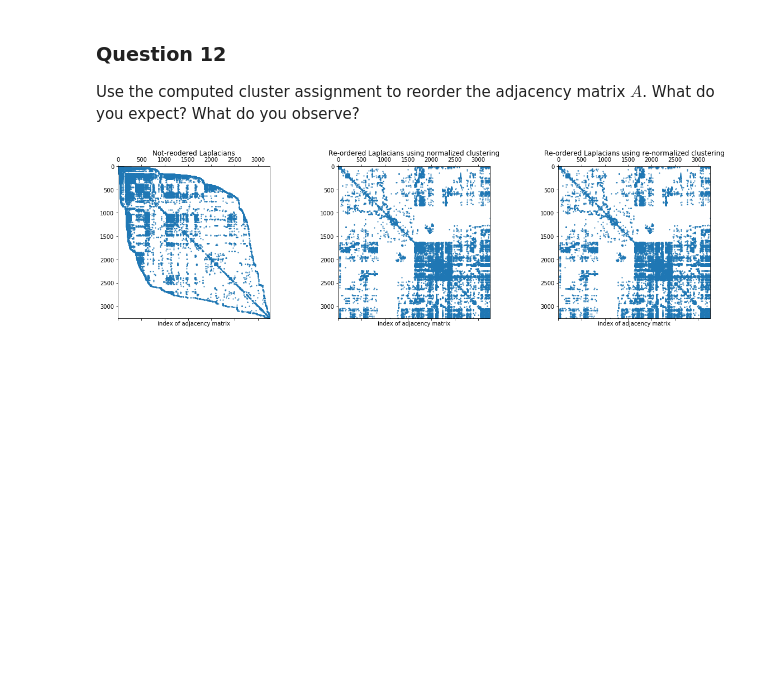
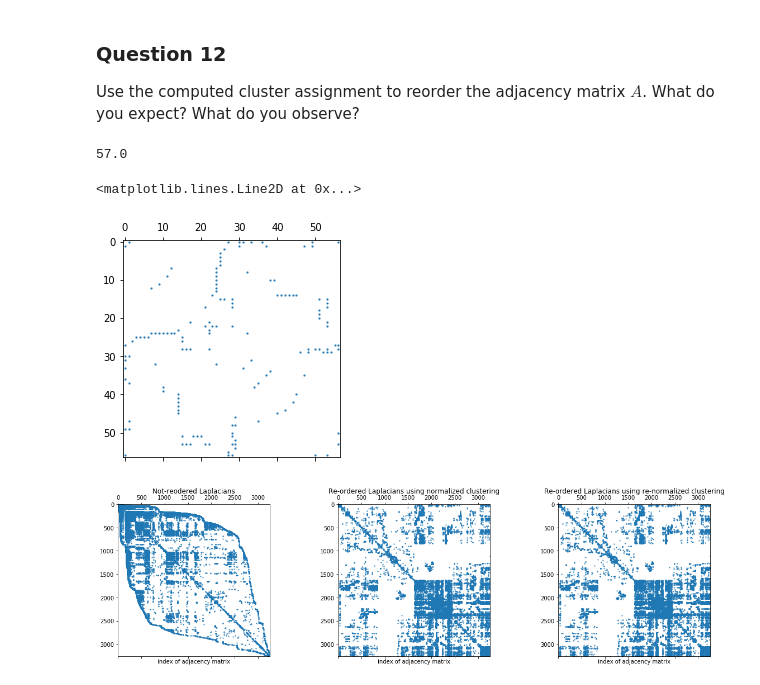
Before and after one commit to ownzonefeng/ntds_groupwork, a Jupyter notebook: Milestone3/3_spectral_graph_theory.ipynb, the cells around one changed output. Saved outputs shown, nothing was run; the diff lists cells and outputs as text; code cells hidden in the pictures; blank space fills up the shorter version.

```diff
--- a/Milestone3/3_spectral_graph_theory.ipynb
+++ b/Milestone3/3_spectral_graph_theory.ipynb
@@ -403,6 +403,20 @@ Use the computed cluster assignment to reorder the adjacency matrix $A$.
 What do you expect? What do you observe?
 # %%
 adj_gc = adjacency[idx_largest_com, :][:, idx_largest_com] # largest component adjacency matrix
+# %%
+len(labels_norm)-sum(labels_norm)
+# %% [output]
+57.0
+# %%
+idx_cluster1 = reorder_idx_norm[0:57]
+idx_cluster2 = reorder_idx_norm[57:]
+adj_gc_norm_1 = adj_gc[:, idx_cluster1][idx_cluster1, :]
+adj_gc_norm_2 = adj_gc[:, idx_cluster2][idx_cluster2, :]
+# %%
+plt.spy(adj_gc_norm_1, markersize=1)
+# %% [output]
+<matplotlib.lines.Line2D at 0x...>
+[figure, added]
 # %%
 # reorder adjacency matrix with the assignment from normalized clustering
 reorder_idx_norm = np.argsort(labels_norm, kind = 'quicksort') # reorder index
```
Also changed, not shown: parts of 1 cell of this notebook.
